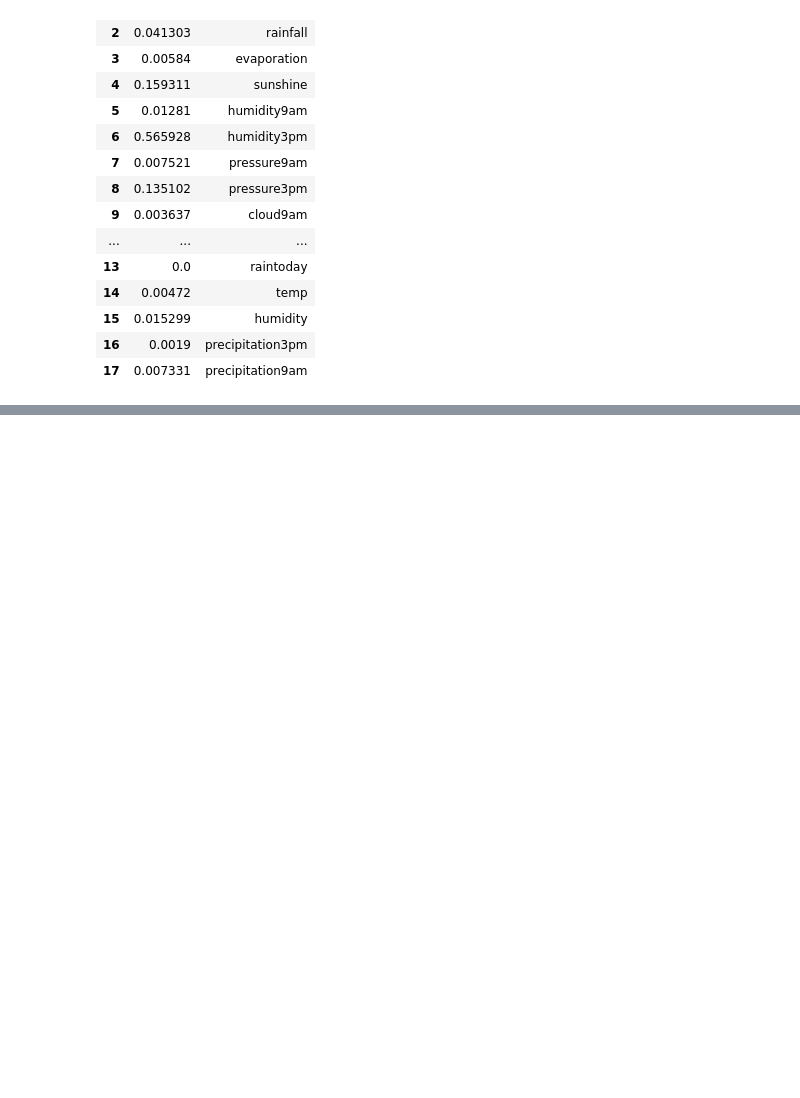
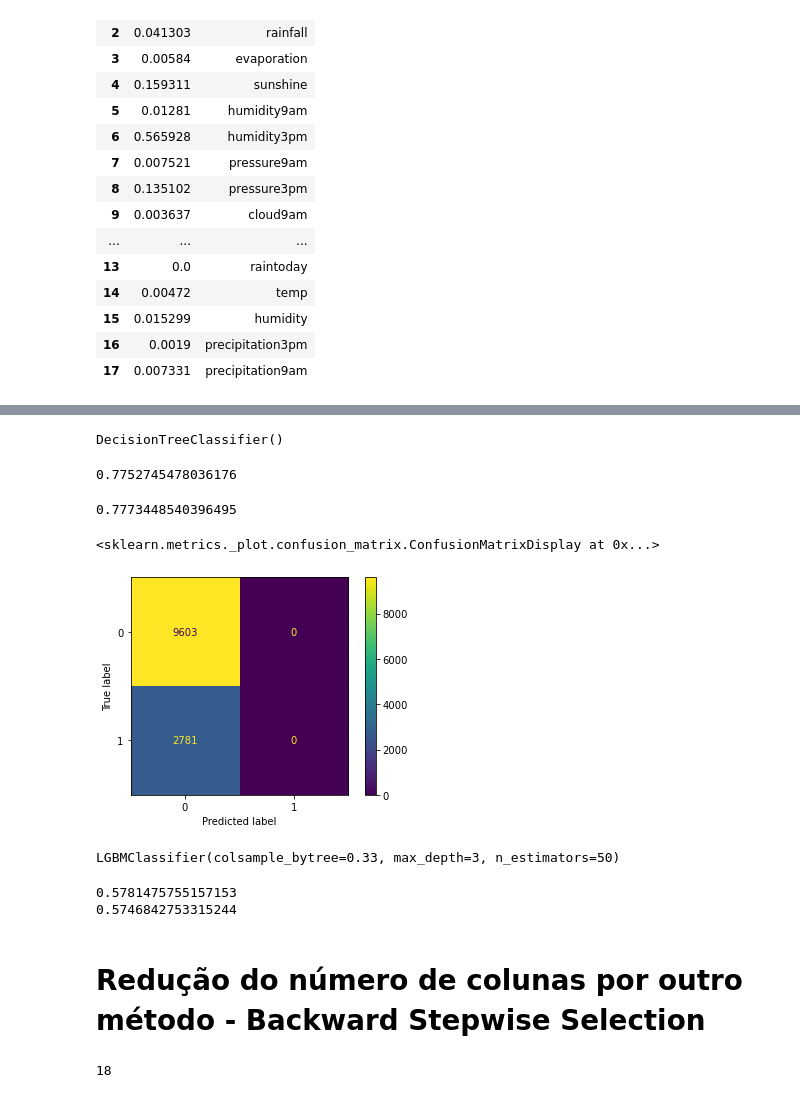
Before and after one commit to belastephan/Will-It-Rain-Tomorrow, a Jupyter notebook: Will It Rain Tomorrow.ipynb, the cells around one changed output, grey strips where cells are left out. Drawn from its saved outputs; the diff is of its cells as text; code cells hidden in the pictures; blank space fills up the shorter version.

```diff
--- a/Will It Rain Tomorrow.ipynb
+++ b/Will It Rain Tomorrow.ipynb
@@ -394,0 +513,25 @@ pd.DataFrame([tree4.feature_importances_,X3.columns]).T
+# %%
+tree5.fit(X5_train, y2_train)
+
+#Aprende os padroes do dado
+# %% [output]
+DecisionTreeClassifier()
+# %%
+tree5.score(X5_test, y2_test)
+
+# Retorna a acuracia. Queremos saber quao bom a variavel esta no teste.
+# %% [output]
+0.7752745478036176
+# %%
+tree5.score(X5_train, y2_train)
+# %% [output]
+0.7773448540396495
+# %%
+tree5 = DecisionTreeClassifier(max_depth=8)
+
+tree5.fit(X5_train, y2_train)
+
+plot_confusion_matrix(tree5, X5_test, y2_test, values_format='.0f')
+# %% [output]
+<sklearn.metrics._plot.confusion_matrix.ConfusionMatrixDisplay at 0x...>
+[figure, added]
@@ -394,0 +542,13 @@ pd.DataFrame([tree4.feature_importances_,X3.columns]).T
+# %%
+lgb = LGBMClassifier(max_depth=3, n_estimators=50, colsample_bytree=.33, n_jobs=-1)
+lgb.fit(X5_train,y2_train)
+# %% [output]
+LGBMClassifier(colsample_bytree=0.33, max_depth=3, n_estimators=50)
+# %%
+print(roc_auc_score(y2_train, lgb.predict_proba(X5_train)[:, 1]))
+print(roc_auc_score(y2_test, lgb.predict_proba(X5_test)[:, 1]))
+# %% [output]
+0.5781475755157153
+0.5746842753315244
+# %% [markdown]
+# Redução do número de colunas por outro método - Backward Stepwise Selection
@@ -394,0 +562,4 @@ pd.DataFrame([tree4.feature_importances_,X3.columns]).T
+# %%
+len(X3_train.columns)
+# %% [output]
+18
```
Also changed, not shown: parts of 29 cells of this notebook.
